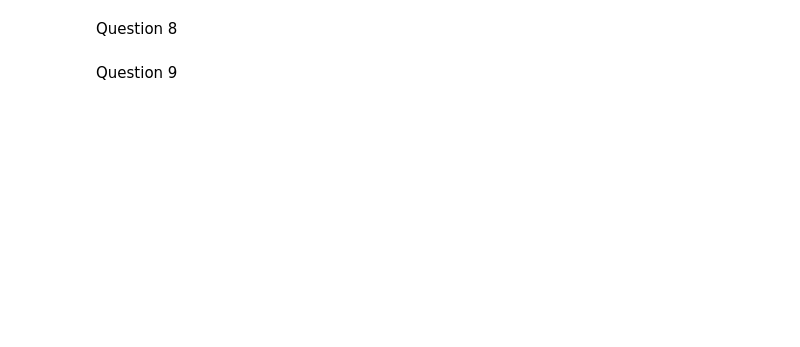
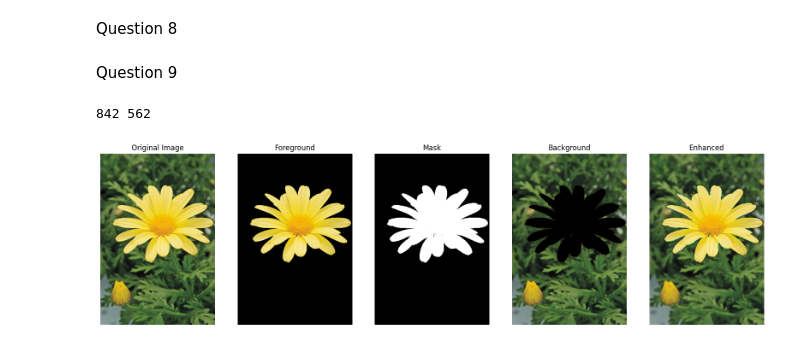
Before and after one commit to Dulan24/S5_EN3061_Image-processing, a Jupyter notebook: Activity 01/answers/codes.ipynb, the cells around one changed output. Drawn from its saved outputs; the diff is of its cells as text; code cells hidden in the pictures; blank space fills up the shorter version.

```diff
--- a/Activity 01/answers/codes.ipynb
+++ b/Activity 01/answers/codes.ipynb
@@ -500,3 +508,66 @@ plt.show()
 Question 8
 # %% [markdown]
 Question 9
+# %%
+import cv2 as cv
+import numpy as np
+import matplotlib.pyplot as plt
+
+#load the image
+img_orig = cv.imread('../flower.png', cv.IMREAD_COLOR)
+
+#get image shape
+h, w, _ = img_orig.shape
+
+#define mask
+mask = np.zeros((h, w), dtype=np.uint8)
+print(h, w)
+bgdModel = np.zeros((1, 65), np.float64)
+fgdModel = np.zeros((1, 65), np.float64)
+
+# rectangle to be given
+#rect = (50, 100, w, h-350)
+rect = (0,0,h,w)
+
+cv.grabCut(img_orig, mask, rect, bgdModel, fgdModel, 5, cv.GC_INIT_WITH_RECT)
+
+mask2 = np.where((mask == 2) | (mask == 0), 0, 1).astype('uint8')
+
+img_foreground = img_orig * mask2[:, :, np.newaxis]
+
+img_background = cv.subtract(img_orig, img_foreground)
+
+plt.figure(figsize=(20,10))
+plt.subplot(1, 5, 1)
+plt.imshow(cv.cvtColor(img_orig, cv.COLOR_BGR2RGB))
+plt.title('Original Image')
+plt.axis('off')
+
+plt.subplot(1, 5, 2)
+plt.imshow(cv.cvtColor(img_foreground, cv.COLOR_BGR2RGB))
+plt.title('Foreground')
+plt.axis('off')
+
+plt.subplot(1, 5, 3)
+plt.imshow(mask2, cmap='gray')
+plt.title('Mask')
+plt.axis('off')
+
+plt.subplot(1, 5, 4)
+plt.imshow(cv.cvtColor(img_background, cv.COLOR_BGR2RGB))
+plt.title('Background')
+plt.axis('off')
+
+
+kernel_size = 7
+#blurred_background = cv.GaussianBlur(img_background, (kernel_size, kernel_size), 0)
+blurred_background = cv.blur(img_background, (kernel_size, kernel_size), 0)
+
+plt.subplot(1, 5, 5)
+plt.imshow(cv.cvtColor(blurred_background + img_foreground, cv.COLOR_BGR2RGB))
+plt.title('Enhanced')
+plt.axis('off')
+plt.show()
+# %% [output]
+842 562
+[figure, added]
```
Also changed, not shown: parts of 7 cells of this notebook, 5 other files.
